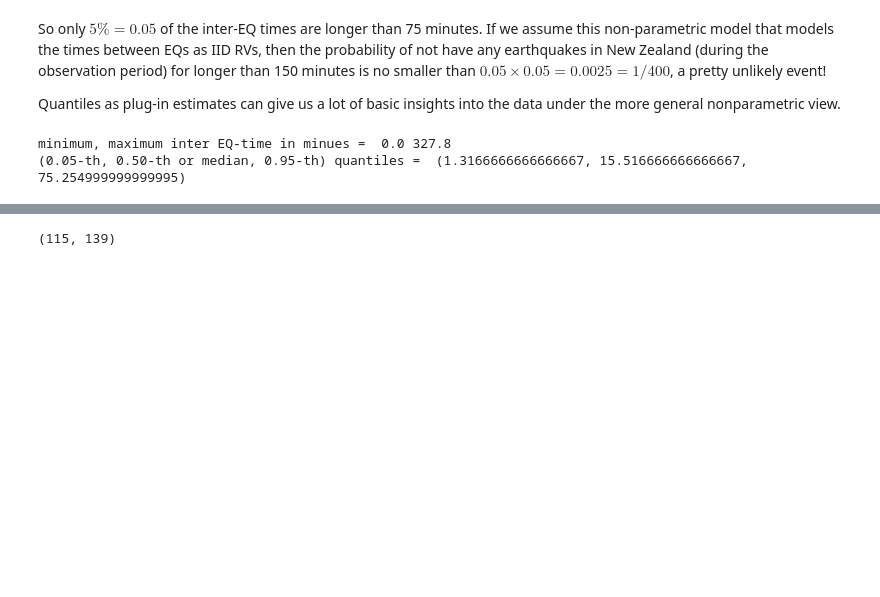
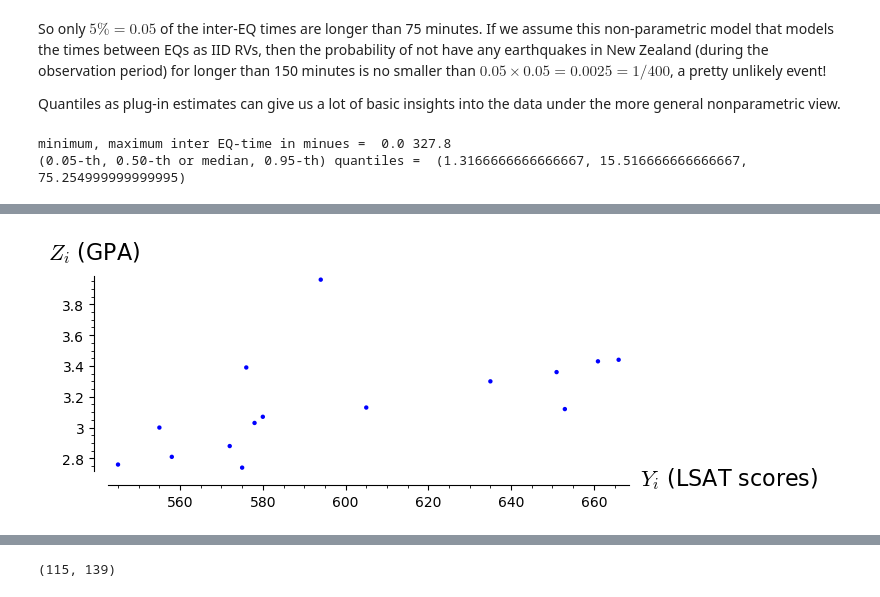
Before and after one commit to lamastex/scalable-data-science, a Jupyter notebook: _as/2019/jp/11.ipynb, the cells around one changed output, grey strips where cells are left out. Saved outputs shown, nothing was run; the diff lists cells and outputs as text; code cells hidden in the pictures; blank space fills up the shorter version.

```diff
--- a/_as/2019/jp/11.ipynb
+++ b/_as/2019/jp/11.ipynb
@@ -621,0 +1111,11 @@ NOTE: To get confidence sets (or intervals in 1D) we need to obtain estimated st
+# %%
+import numpy as np
+LSAT=np.array([576, 635, 558, 578, 666, 580, 555, 661, 651, 605, 653, 575, 545, 572, 594]) # LSAT data
+GPA=np.array([3.39, 3.30, 2.81, 3.03, 3.44, 3.07, 3.00, 3.43, 3.36, 3.13, 3.12, 2.74, 2.76, 2.88, 3.96]) # GPA data
+# use np.vstack to vertically stack a sequence of arrays into a matrix of stacked rows
+# see https://docs.scipy.org/doc/numpy/reference/generated/numpy.vstack.html#numpy.vstack
+LSATGPA_data = np.vstack((LSAT,GPA)) # this is a 2D array of matric now
+p = points(zip(LSATGPA_data[0,:],LSATGPA_data[1,:]))
+p.show(figsize=(8,3),axes_labels=['$Y_i$ (LSAT scores)','$Z_i$ (GPA)'])
+# %% [output]
+[figure, added]
```
Also changed, not shown: parts of 29 cells of this notebook, 13 other files.
